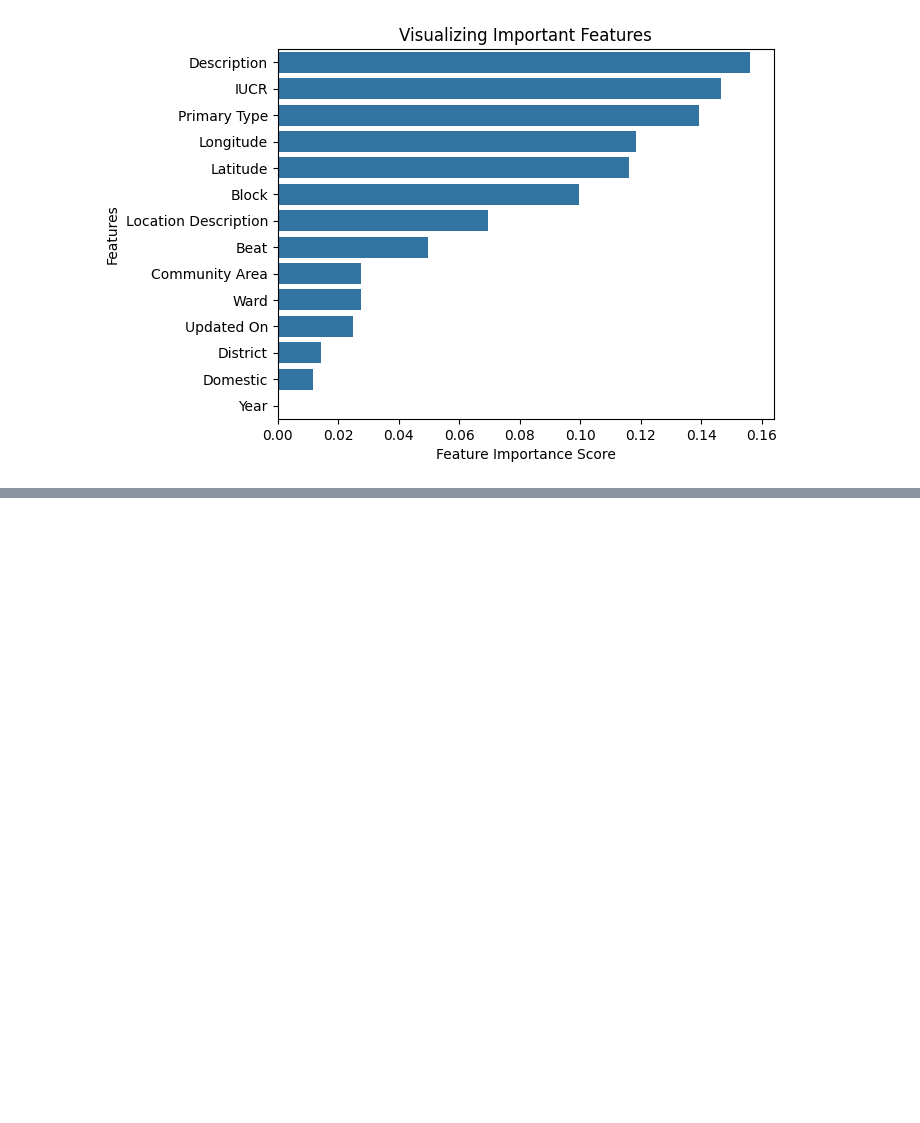
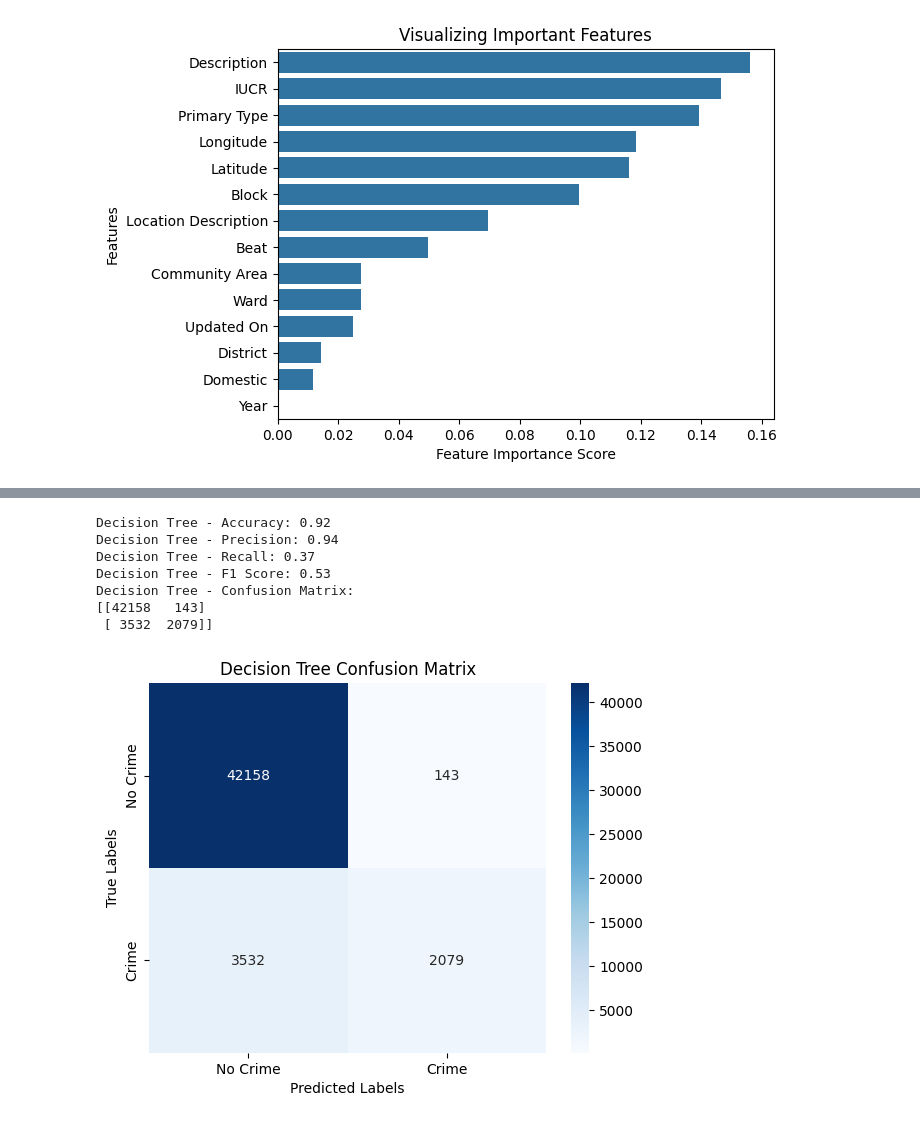
Before and after one commit to Renad03/CrimePrediction, a Jupyter notebook: Crime Prediction.ipynb, the cells around one changed output, grey strips where cells are left out. Cells and saved outputs as stored; diff of their text form; code cells hidden in the pictures; blank space fills up the shorter version.

```diff
--- a/Crime Prediction.ipynb
+++ b/Crime Prediction.ipynb
@@ -437,0 +487,45 @@ plt.show()
+# %%
+from sklearn.tree import DecisionTreeClassifier
+from sklearn.metrics import accuracy_score, precision_score, recall_score, f1_score, confusion_matrix
+import seaborn as sns
+import matplotlib.pyplot as plt
+
+# Instantiate the Decision Tree Classifier
+dt = DecisionTreeClassifier(criterion='gini', max_depth=5, random_state=0)
+
+# Fit the model
+dt.fit(X_train, y_train)
+
+# Predict the Test set results
+y_pred_dt = dt.predict(X_test)
+
+# Evaluation Metrics
+accuracy_dt = accuracy_score(y_test, y_pred_dt)
+precision_dt = precision_score(y_test, y_pred_dt)
+recall_dt = recall_score(y_test, y_pred_dt)
+f1_dt = f1_score(y_test, y_pred_dt)
+conf_matrix_dt = confusion_matrix(y_test, y_pred_dt)
+
+# Print Metrics
+print(f"Decision Tree - Accuracy: {accuracy_dt:.2f}")
+print(f"Decision Tree - Precision: {precision_dt:.2f}")
+print(f"Decision Tree - Recall: {recall_dt:.2f}")
+print(f"Decision Tree - F1 Score: {f1_dt:.2f}")
+print("Decision Tree - Confusion Matrix:")
+print(conf_matrix_dt)
+
+# Visualize Confusion Matrix
+sns.heatmap(conf_matrix_dt, annot=True, fmt="d", cmap="Blues", xticklabels=["No Crime", "Crime"], yticklabels=["No Crime", "Crime"])
+plt.xlabel("Predicted Labels")
+plt.ylabel("True Labels")
+plt.title("Decision Tree Confusion Matrix")
+plt.show()
+# %% [output]
+Decision Tree - Accuracy: 0.92
+Decision Tree - Precision: 0.94
+Decision Tree - Recall: 0.37
+Decision Tree - F1 Score: 0.53
+Decision Tree - Confusion Matrix:
+[[42158   143]
+ [ 3532  2079]]
+[figure, added]
```
Also changed, not shown: parts of 4 cells of this notebook.
